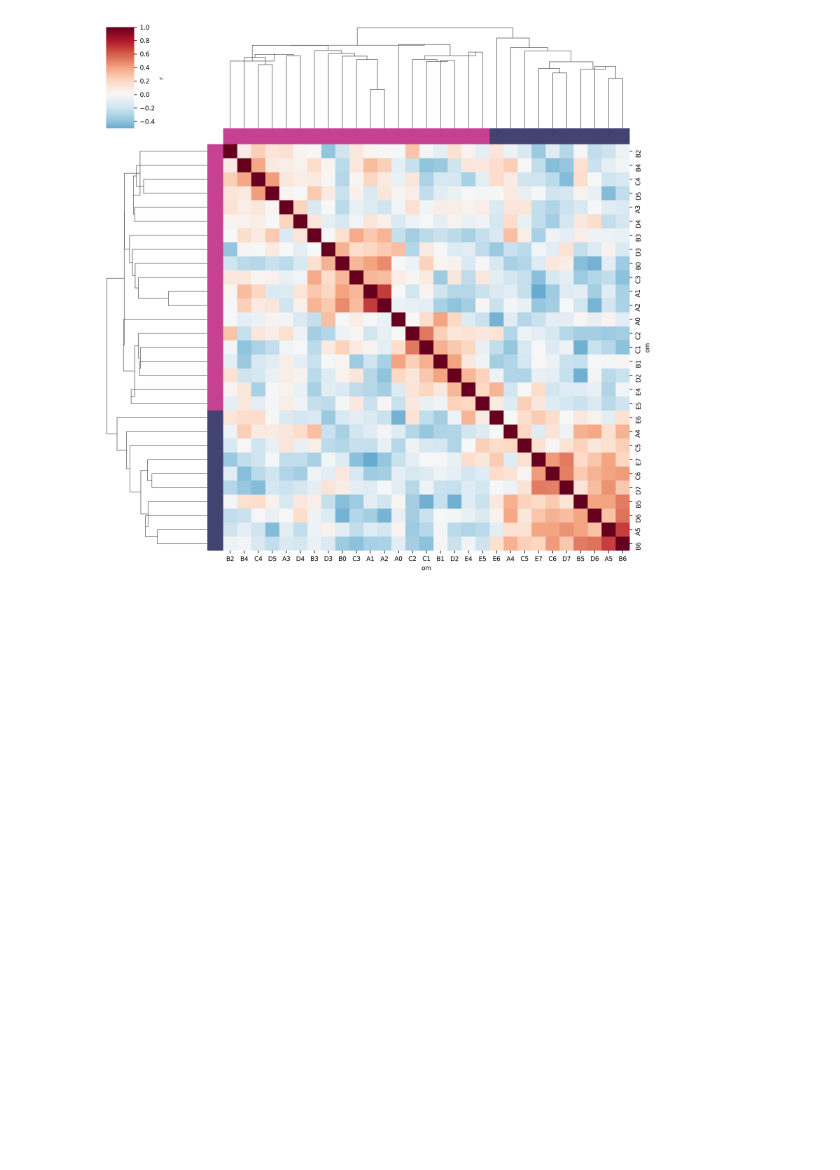
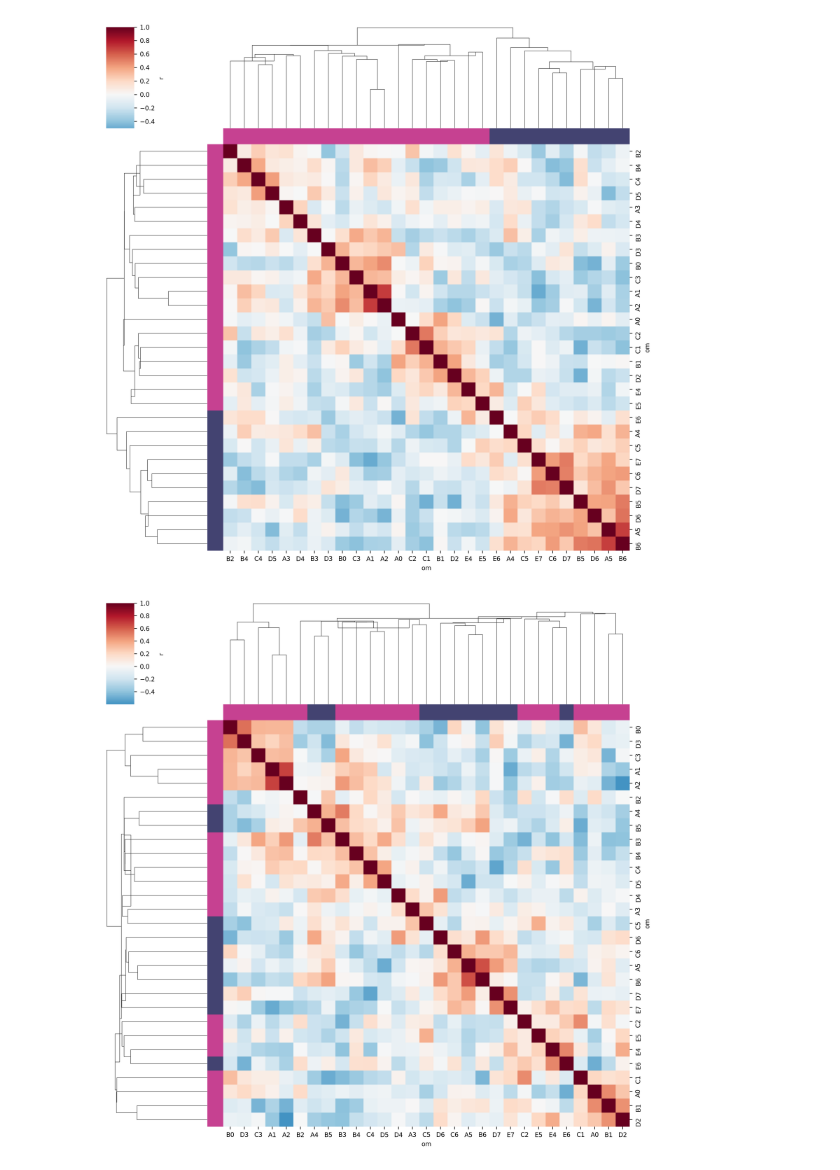
Before and after one commit to nicholasjchua/cx-analysis, a Jupyter notebook: notebooks/om_clustering.ipynb, the cells around one changed output. Cells and saved outputs as stored; diff of their text form; code cells hidden in the pictures; blank space fills up the shorter version.

Commit message:
Figure changes

```diff
--- a/notebooks/om_clustering.ipynb
+++ b/notebooks/om_clustering.ipynb
@@ -206,3 +206,30 @@ plt.show()
 #     clus.savefig(f'/mnt/home/nchua/Dropbox/lamina_figures/om_clus_lvfinputs_zscore_thresh{thresh}.png')
 # %% [output]
 [figure]
+# %%
+home_cx = [cx for cx in cxvecs.columns if '->e' not in cx]
+excl_lvf = [cx for cx in home_cx if (cx.split('->')[1] != 'R7') and (cx.split('->')[1] != 'R8') and (cx.split('->')[1] != 'R7p')]
+data = cxvecs.filter(items=excl_lvf)
+
+z = data.apply(zscore).T
+corr_z = z.corr()
+#print(corr_z)
+
+x_c = om_colors(corr_z.index)
+y_c = om_colors(corr_z.columns)
+
+# clus = sns.clustermap(z, figsize=[6.5,6.5], cmap='RdBu_r', center=0, cbar_kws={'label': 'z-score'},
+#                       col_colors=x_c,
+#                       yticklabels=z.index,
+#                       metric='cosine', method='single')
+
+clus = sns.clustermap(corr_z, metric='euclidean', method='centroid',
+                      cmap='RdBu_r', cbar_kws={'label': 'r'}, center=0,
+                      row_colors=x_c, col_colors=y_c)
+plt.show()
+
+# if save_figs:
+#     clus.savefig(f'/mnt/home/nchua/Dropbox/lamina_figures/om_clus_lvfinputs_zscore_thresh{thresh}.svg')
+#     clus.savefig(f'/mnt/home/nchua/Dropbox/lamina_figures/om_clus_lvfinputs_zscore_thresh{thresh}.png')
+# %% [output]
+[figure, added]
```
Also changed, not shown: parts of 3 cells of this notebook, 1 other file.
